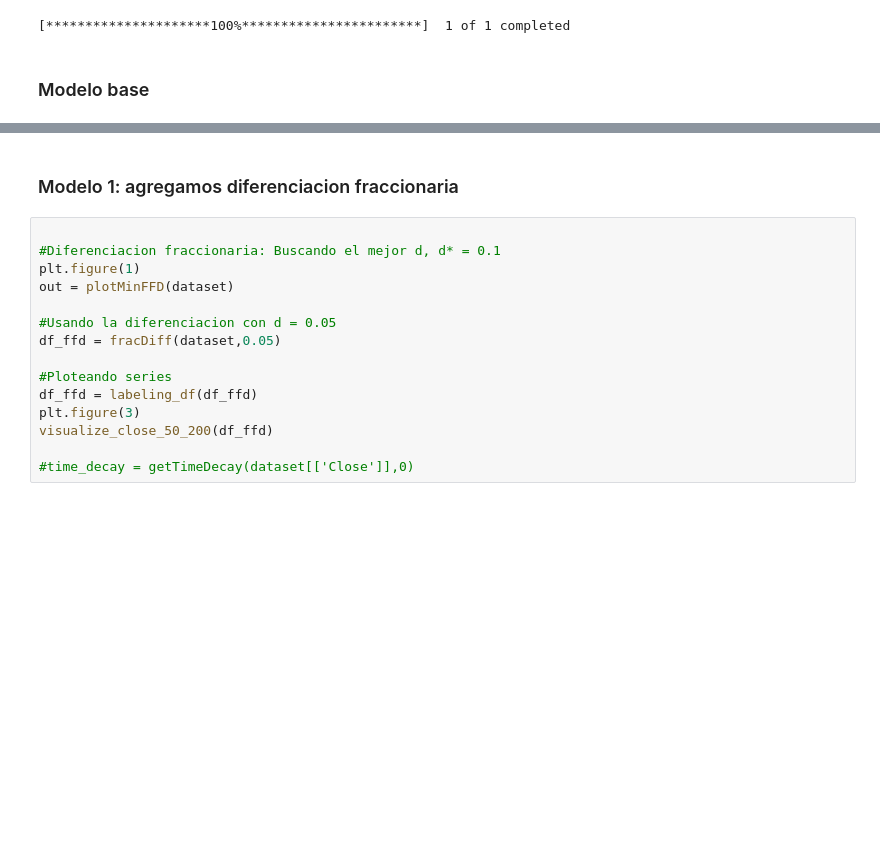
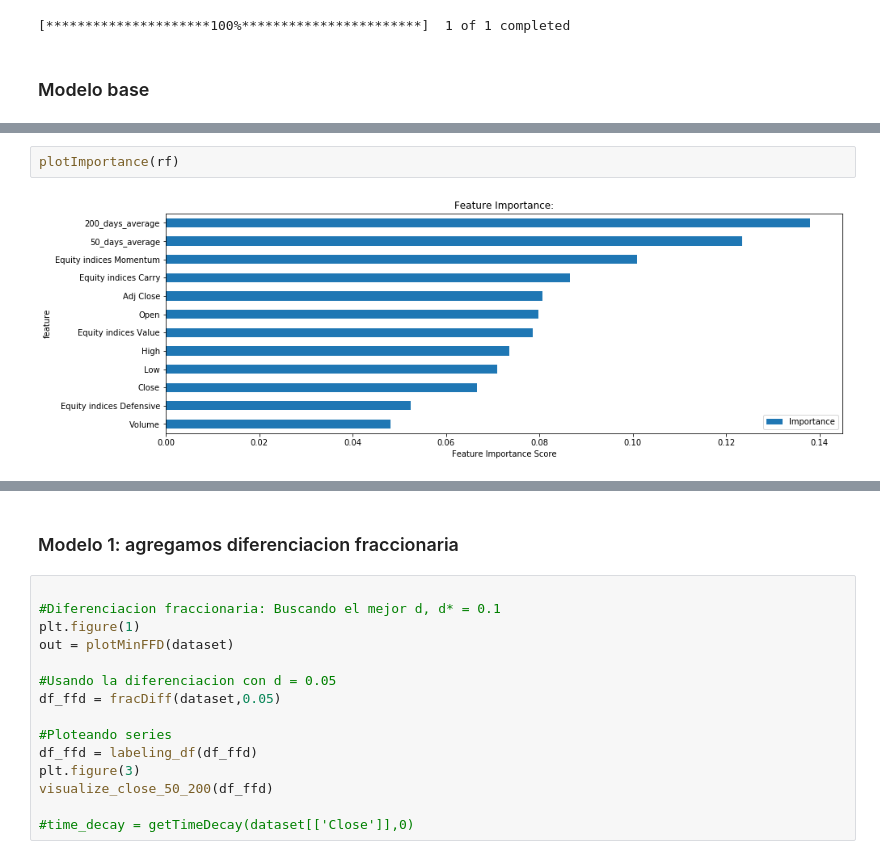
Before and after one commit to aoelvp94/FinAnalyticsProject, a Jupyter notebook: notebooks/NS_Dataset_join.ipynb, the cells around one changed output, grey strips where cells are left out. Saved outputs shown, nothing was run; the diff lists cells and outputs as text; blank space fills up the shorter version.

```diff
--- a/notebooks/NS_Dataset_join.ipynb
+++ b/notebooks/NS_Dataset_join.ipynb
@@ -219,0 +254,4 @@ weighted avg       0.46      0.68      0.55       492
+# %%
+plotImportance(rf)
+# %% [output]
+[figure, added]
```
Also changed, not shown: parts of 9 cells of this notebook.
